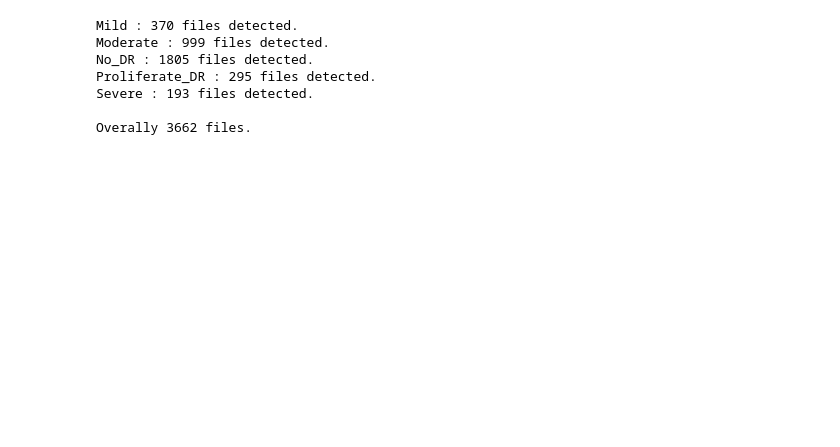
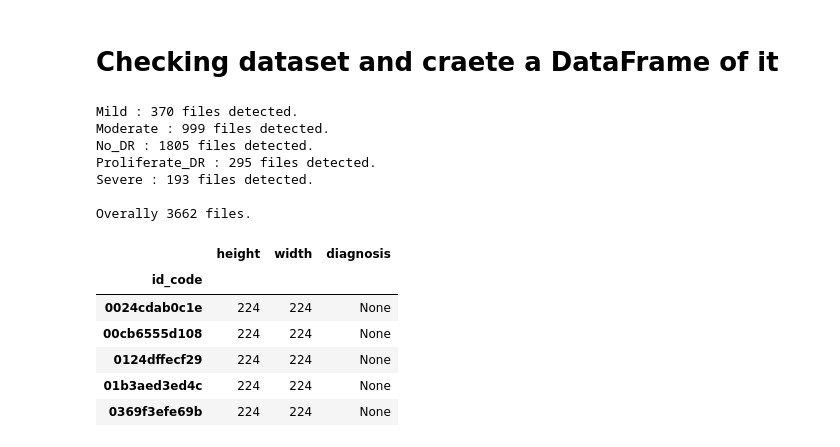
Before and after one commit to mjavadzare/medical-ai-platform, a Jupyter notebook: notebooks/diabetic_retinopathy/eda.ipynb, the cells around one changed output. Cells and saved outputs as stored; diff of their text form; code cells hidden in the pictures; blank space fills up the shorter version.

```diff
--- a/notebooks/diabetic_retinopathy/eda.ipynb
+++ b/notebooks/diabetic_retinopathy/eda.ipynb
@@ -3,6 +3,8 @@ import numpy as np
 import pandas as pd
 import matplotlib.pyplot as plt
 import cv2
+# %% [markdown]
+# Checking dataset and craete a DataFrame of it
 # %%
 from pathlib import Path
 import random
@@ -33,3 +83,13 @@ Proliferate_DR : 295 files detected.
 Severe : 193 files detected.
 
 Overally 3662 files.
+# %%
+df.head()
+# %% [output]
+|  | height | width | diagnosis |
+| id_code |  |  |  |
+| 0024cdab0c1e | 224 | 224 | None |
+| 00cb6555d108 | 224 | 224 | None |
+| 0124dffecf29 | 224 | 224 | None |
+| 01b3aed3ed4c | 224 | 224 | None |
+| 0369f3efe69b | 224 | 224 | None |
```
Also changed, not shown: parts of 14 cells of this notebook, 2 other files.
